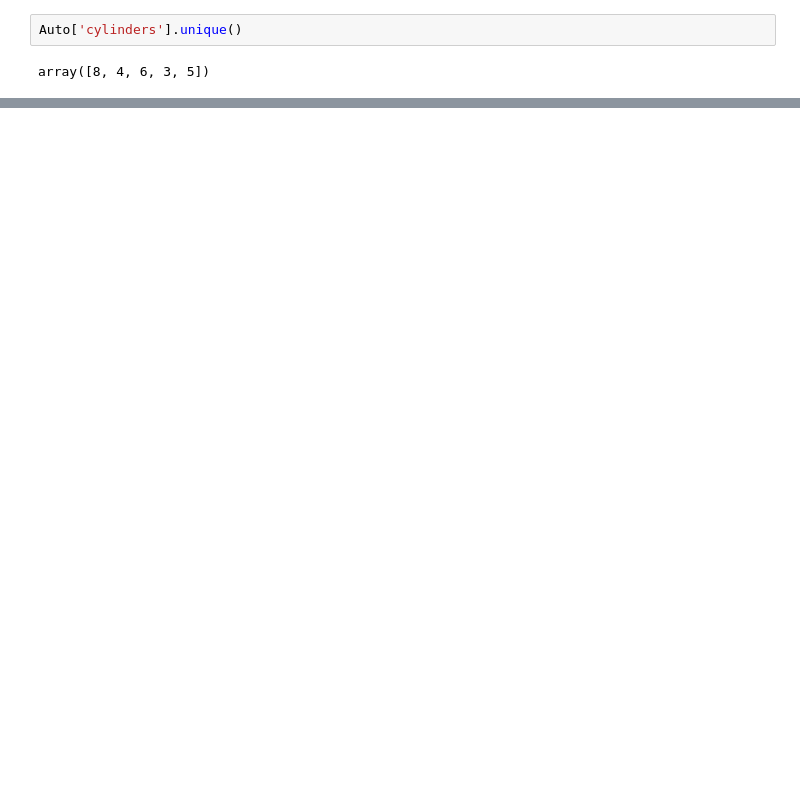
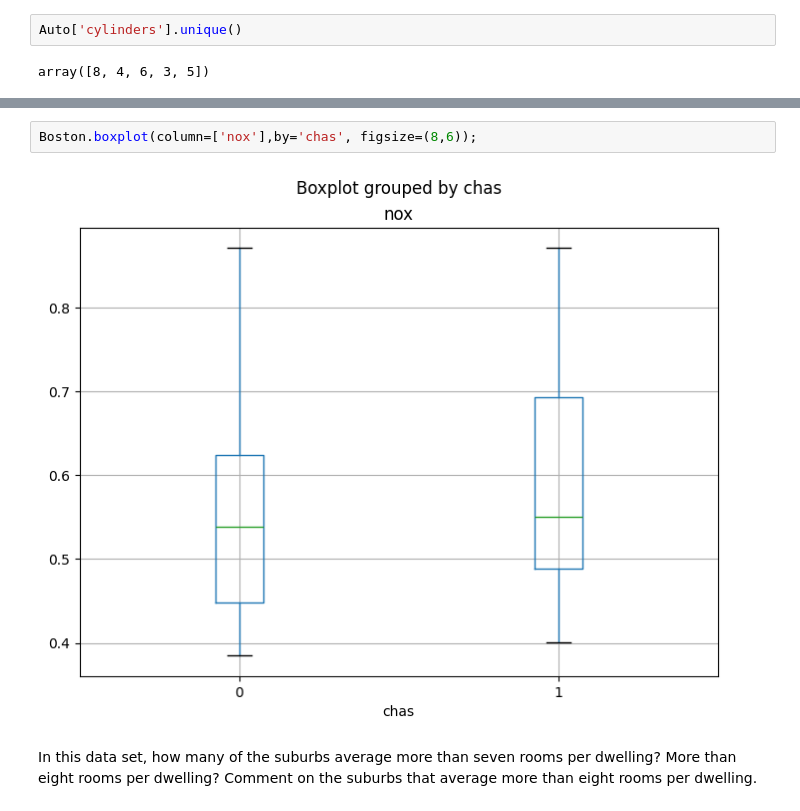
Before and after one commit to PrateekMinhas09/Data-Statistics-and-modeling-w-Python, a Jupyter notebook: Statistical_Learning: Ch2/AppliedExercise.ipynb, the cells around one changed output, grey strips where cells are left out. Drawn from its saved outputs; the diff is of its cells as text; blank space fills up the shorter version.

```diff
--- a/Statistical_Learning: Ch2/AppliedExercise.ipynb
+++ b/Statistical_Learning: Ch2/AppliedExercise.ipynb
@@ -499,0 +657,9 @@ array([8, 4, 6, 3, 5])
+# %%
+Boston.boxplot(column=['nox'],by='chas', figsize=(8,6));
+# %% [output]
+[figure, added]
+# %% [markdown]
+ In this data set, how many of the suburbs average more than
+seven rooms per dwelling? More than eight rooms per dwelling?
+Comment on the suburbs that average more than eight rooms
+per dwelling.
```
Also changed, not shown: parts of 25 cells of this notebook.
